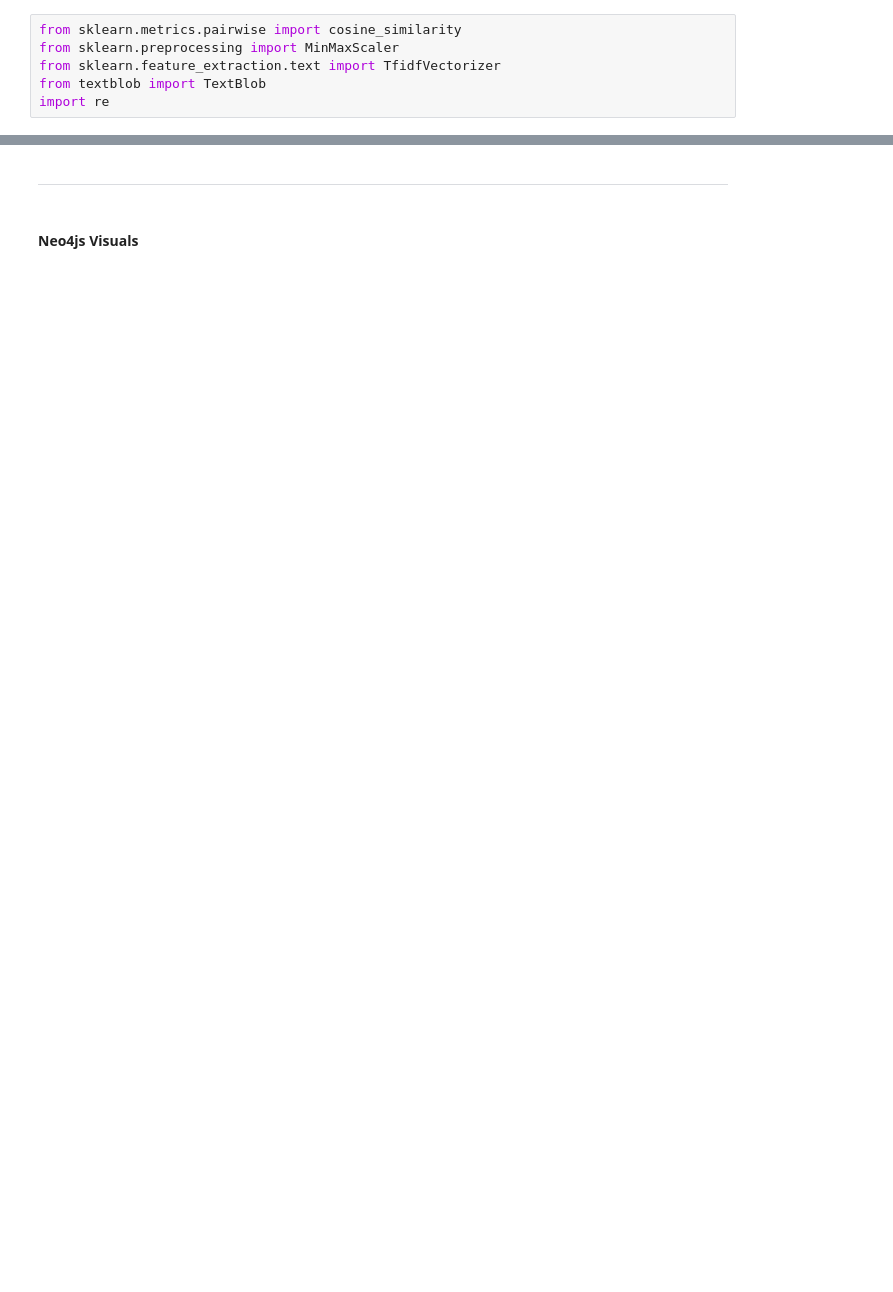
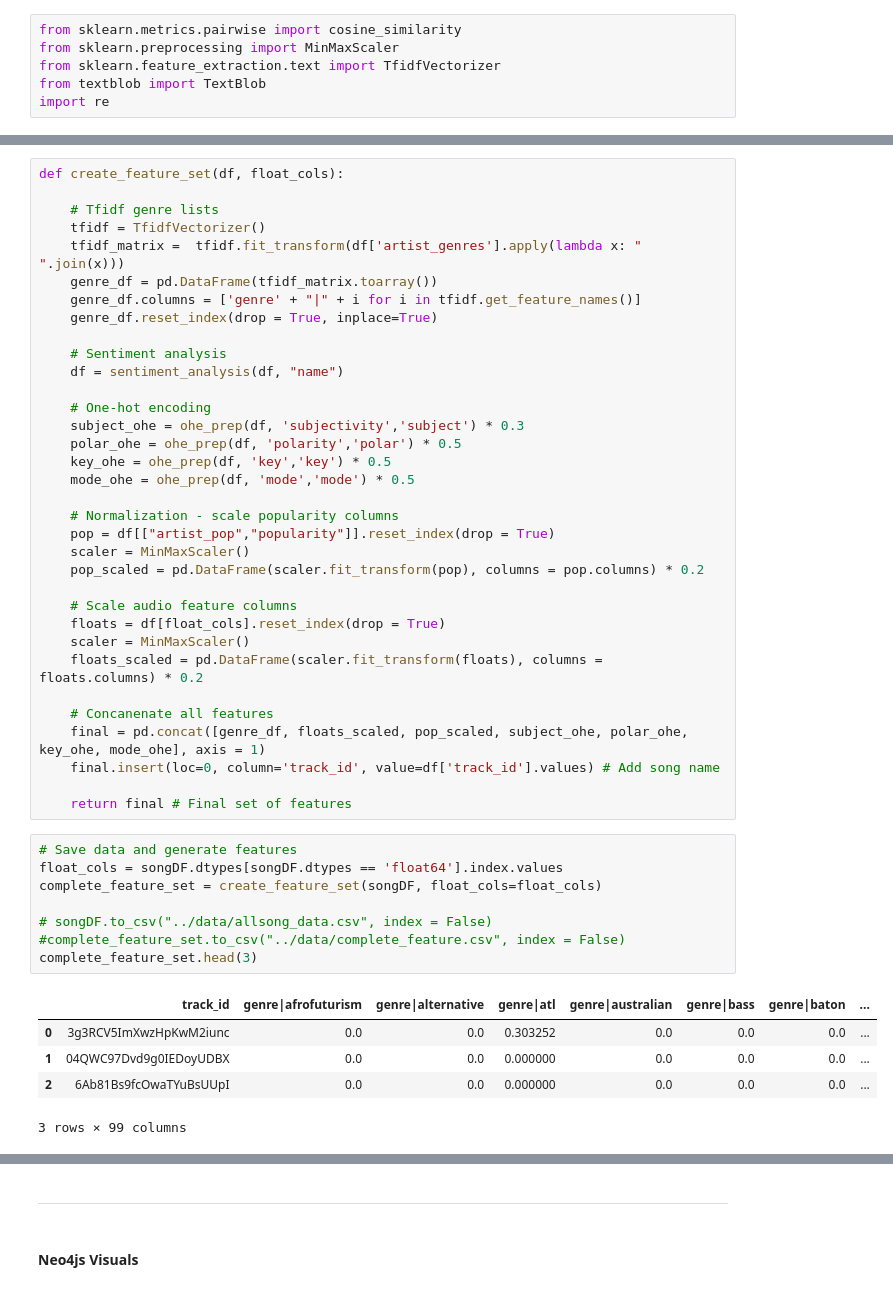
Before and after one commit to hluebbering/music-clustering, a Jupyter notebook: scripts/notebook.ipynb, the cells around one changed output, grey strips where cells are left out. Cells and saved outputs as stored; diff of their text form; blank space fills up the shorter version.

```diff
--- a/scripts/notebook.ipynb
+++ b/scripts/notebook.ipynb
@@ -353,0 +493,48 @@ pop_scaled.head()
+# %%
+def create_feature_set(df, float_cols):
+
+    # Tfidf genre lists
+    tfidf = TfidfVectorizer()
+    tfidf_matrix =  tfidf.fit_transform(df['artist_genres'].apply(lambda x: " ".join(x)))
+    genre_df = pd.DataFrame(tfidf_matrix.toarray())
+    genre_df.columns = ['genre' + "|" + i for i in tfidf.get_feature_names()]
+    genre_df.reset_index(drop = True, inplace=True)
+
+    # Sentiment analysis
+    df = sentiment_analysis(df, "name")
+
+    # One-hot encoding
+    subject_ohe = ohe_prep(df, 'subjectivity','subject') * 0.3
+    polar_ohe = ohe_prep(df, 'polarity','polar') * 0.5
+    key_ohe = ohe_prep(df, 'key','key') * 0.5
+    mode_ohe = ohe_prep(df, 'mode','mode') * 0.5
+
+    # Normalization - scale popularity columns
+    pop = df[["artist_pop","popularity"]].reset_index(drop = True)
+    scaler = MinMaxScaler()
+    pop_scaled = pd.DataFrame(scaler.fit_transform(pop), columns = pop.columns) * 0.2
+
+    # Scale audio feature columns
+    floats = df[float_cols].reset_index(drop = True)
+    scaler = MinMaxScaler()
+    floats_scaled = pd.DataFrame(scaler.fit_transform(floats), columns = floats.columns) * 0.2
+
+    # Concanenate all features
+    final = pd.concat([genre_df, floats_scaled, pop_scaled, subject_ohe, polar_ohe, key_ohe, mode_ohe], axis = 1)
+    final.insert(loc=0, column='track_id', value=df['track_id'].values) # Add song name
+
+    return final # Final set of features
+# %%
+# Save data and generate features
+float_cols = songDF.dtypes[songDF.dtypes == 'float64'].index.values
+complete_feature_set = create_feature_set(songDF, float_cols=float_cols)
+
+# songDF.to_csv("../data/allsong_data.csv", index = False)
+#complete_feature_set.to_csv("../data/complete_feature.csv", index = False)
+complete_feature_set.head(3)
+# %% [output]
+|  | track_id | genre|afrofuturism | genre|alternative | genre|atl | genre|australian | genre|bass | genre|baton | ... |
+| 0 | 3g3RCV5ImXwzHpKwM2iunc | 0.0 | 0.0 | 0.303252 | 0.0 | 0.0 | 0.0 | ... |
+| 1 | 04QWC97Dvd9g0IEDoyUDBX | 0.0 | 0.0 | 0.000000 | 0.0 | 0.0 | 0.0 | ... |
+| 2 | 6Ab81Bs9fcOwaTYuBsUUpI | 0.0 | 0.0 | 0.000000 | 0.0 | 0.0 | 0.0 | ... |
+3 rows × 99 columns
```
Also changed, not shown: parts of 62 cells of this notebook, 1 other file.
